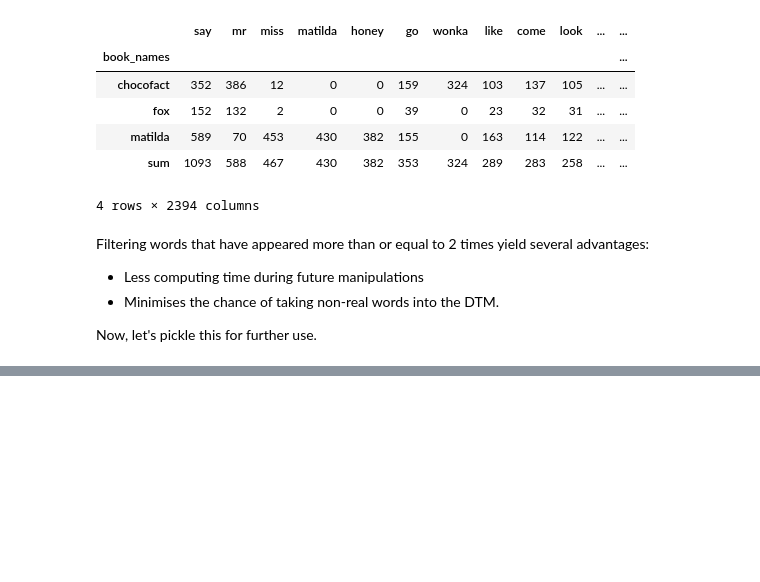
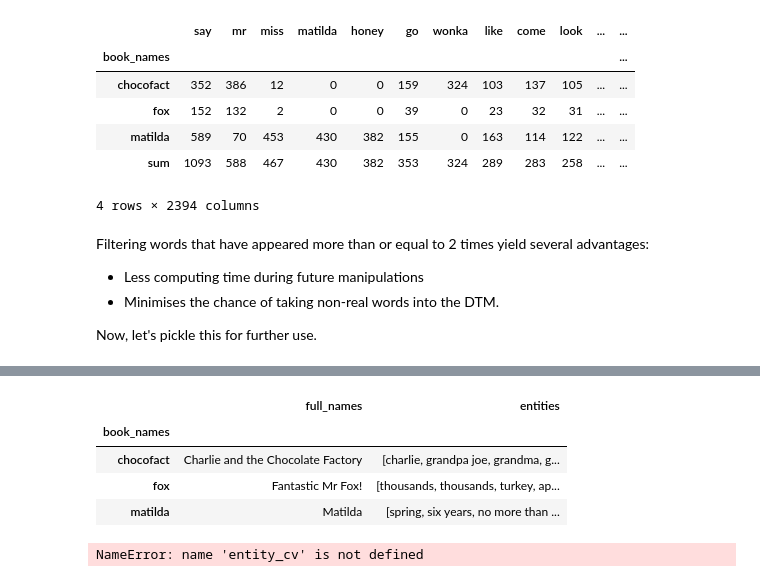
Before and after one commit to cluelesselectrostar/My-Own-NLP-Project, a Jupyter notebook: 1 Data Cleaning.ipynb, the cells around one changed output, grey strips where cells are left out. Cells and saved outputs as stored; diff of their text form; code cells hidden in the pictures; blank space fills up the shorter version.

Commit message:
entity identification for dahl

```diff
--- a/1 Data Cleaning.ipynb
+++ b/1 Data Cleaning.ipynb
@@ -546,0 +585,13 @@ filtered_spacy_dtm.to_pickle("refined_dtm.pkl")
+# %%
+# Function to identify entities
+def identifyENT_revised(storyName):
+    data = sp(cleaned_corpus.text.loc[storyName])
+    new_data = []
+    for entity in data.ents:
+        if entity.text != "one" and entity.text != "two" and entity.text != "three" and entity.text != "four" and entity.text != "five" and entity.text != "six" and entity.text != "seven" and entity.text != "eight" and entity.text != "nine" and entity.text != "ten":
+            new_data.append(entity.text) # things to consider: entity.label_, spacy.explain(entity.label)
+    return new_data
+
+# Run the function and return the list (of list)
+entityList = [identifyENT_revised(storyName) for storyName in bookNames]
+entityList[0][:20]
@@ -546,0 +619,23 @@ filtered_spacy_dtm.to_pickle("refined_dtm.pkl")
+# %%
+# As usual we are going to do a bunch of manipulation to change it into a DTM form.
+
+entity_df = pd.DataFrame({'book_names':bookNames, 'full_names': fullNames, 'entities': entityList})
+entity_df = entity_df.set_index('book_names')
+entity_df
+# %% [output]
+|  | full_names | entities |
+| book_names |  |  |
+| chocofact | Charlie and the Chocolate Factory | [charlie, grandpa joe, grandma, g... |
+| fox | Fantastic Mr Fox! | [thousands, thousands, turkey, ap... |
+| matilda | Matilda | [spring, six years, no more than ... |
+# %%
+# Tokenize text and transform it in a DTM
+blank_cv = CountVectorizer()
+entity_cv = blank_cv.fit_transform(entity_cv.entities)
+
+#Transform DTM (in context a vocabulary/ dictionary) into pandas dataframe format
+entity_dtm = pd.DataFrame(entity_df.toarray(), columns=blank_cv.get_feature_names())
+entity_dtm.index = entity_df.index
+entity_dtm
+# %% [output]
+NameError: name 'entity_cv' is not defined
```
Also changed, not shown: parts of 5 cells of this notebook.
